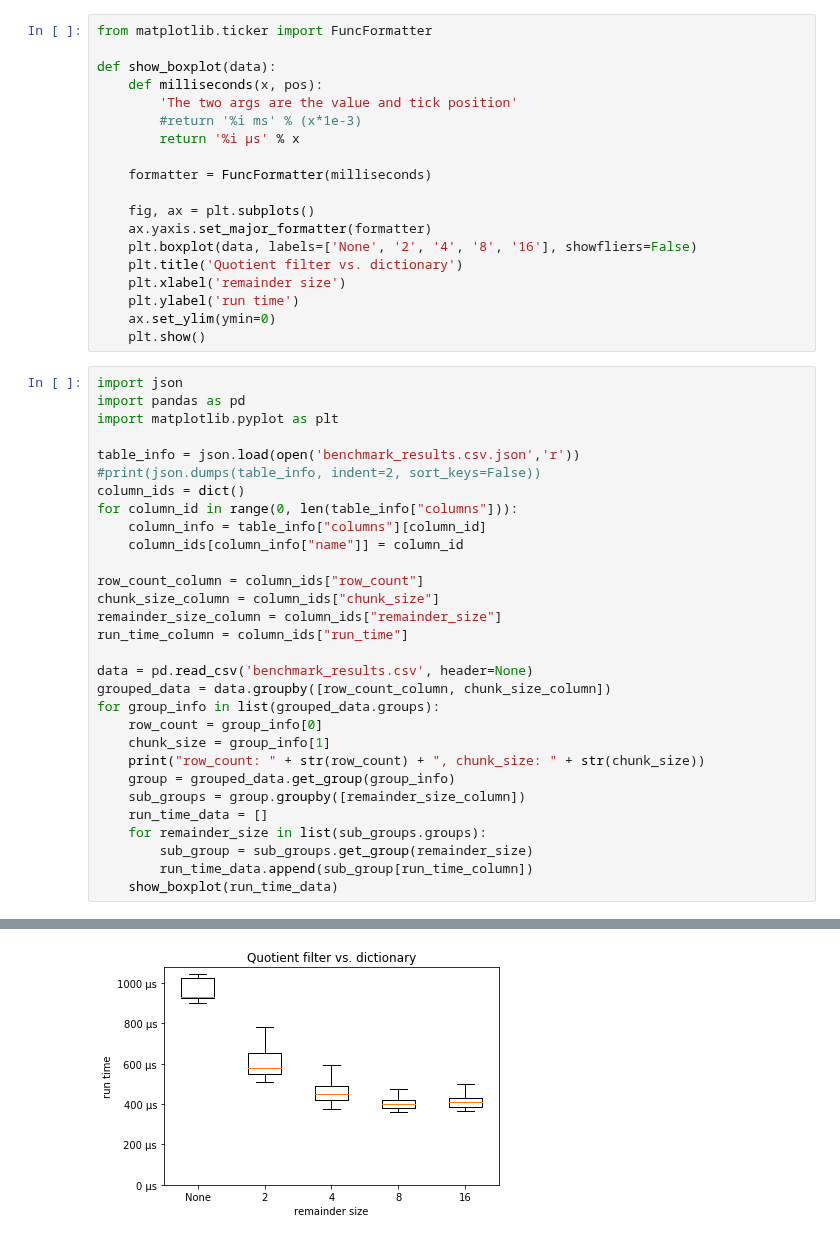
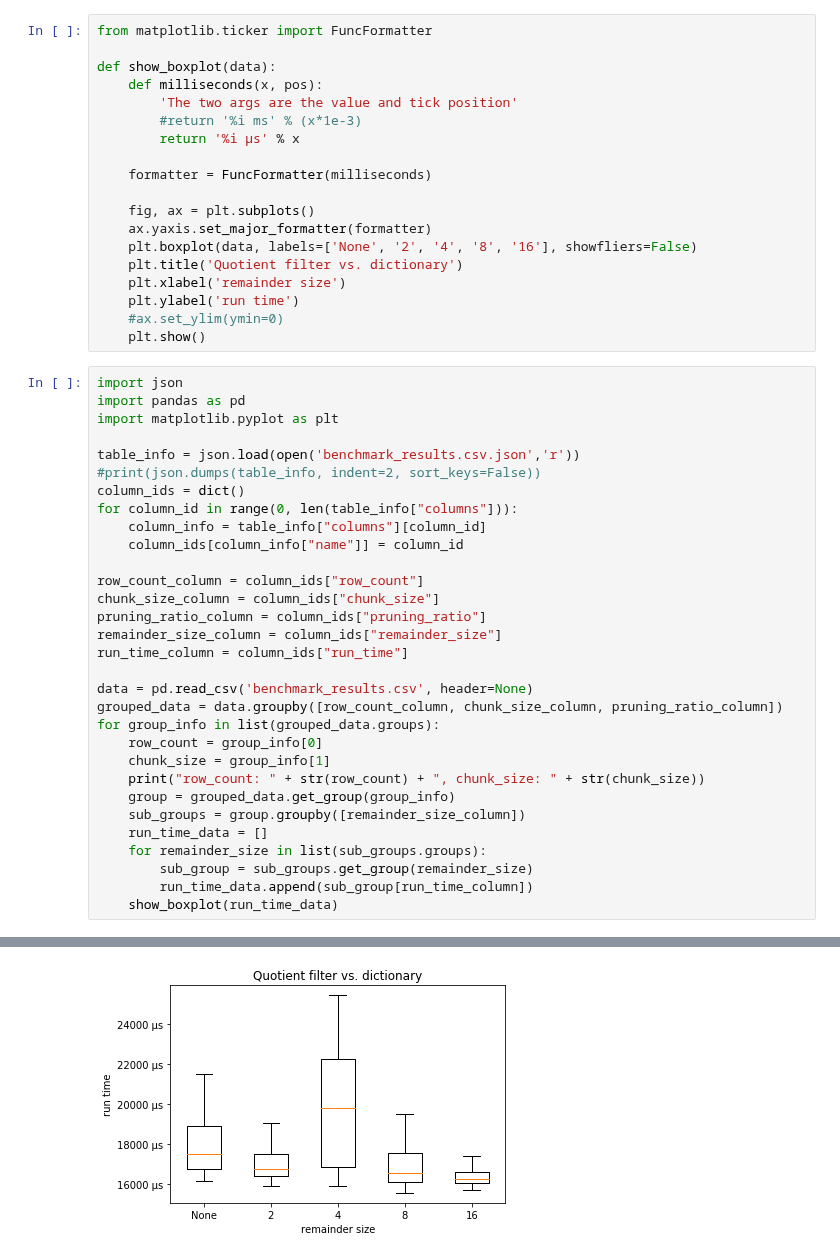
Before and after one commit to ArneMayer/MasterarbeitJupyter, a Jupyter notebook: cqf_vs_std.ipynb, the cells around one changed output, grey strips where cells are left out. Drawn from its saved outputs; the diff is of its cells as text.

Commit message:
pruning ratio

```diff
--- a/cqf_vs_std.ipynb
+++ b/cqf_vs_std.ipynb
@@ -15,39 +15,40 @@ def show_boxplot(data):
     plt.title('Quotient filter vs. dictionary')
     plt.xlabel('remainder size')
     plt.ylabel('run time')
-    ax.set_ylim(ymin=0)
+    #ax.set_ylim(ymin=0)
     plt.show()
 # %%
 import json
 import pandas as pd
 import matplotlib.pyplot as plt
 
 table_info = json.load(open('benchmark_results.csv.json','r'))
 #print(json.dumps(table_info, indent=2, sort_keys=False))
 column_ids = dict()
 for column_id in range(0, len(table_info["columns"])):
     column_info = table_info["columns"][column_id]
     column_ids[column_info["name"]] = column_id
 
 row_count_column = column_ids["row_count"]
 chunk_size_column = column_ids["chunk_size"]
+pruning_ratio_column = column_ids["pruning_ratio"]
 remainder_size_column = column_ids["remainder_size"]
 run_time_column = column_ids["run_time"]
 
 data = pd.read_csv('benchmark_results.csv', header=None)
-grouped_data = data.groupby([row_count_column, chunk_size_column])
+grouped_data = data.groupby([row_count_column, chunk_size_column, pruning_ratio_column])
 for group_info in list(grouped_data.groups):
     row_count = group_info[0]
     chunk_size = group_info[1]
     print("row_count: " + str(row_count) + ", chunk_size: " + str(chunk_size))
     group = grouped_data.get_group(group_info)
     sub_groups = group.groupby([remainder_size_column])
     run_time_data = []
     for remainder_size in list(sub_groups.groups):
         sub_group = sub_groups.get_group(remainder_size)
         run_time_data.append(sub_group[run_time_column])
     show_boxplot(run_time_data)
 # %% [output]
 row_count: 10000000, chunk_size: 100000
-[figure, old version]
+[figure, new version]
 row_count: 10000000, chunk_size: 500000
```
Also changed, not shown: parts of 1 cell of this notebook.
